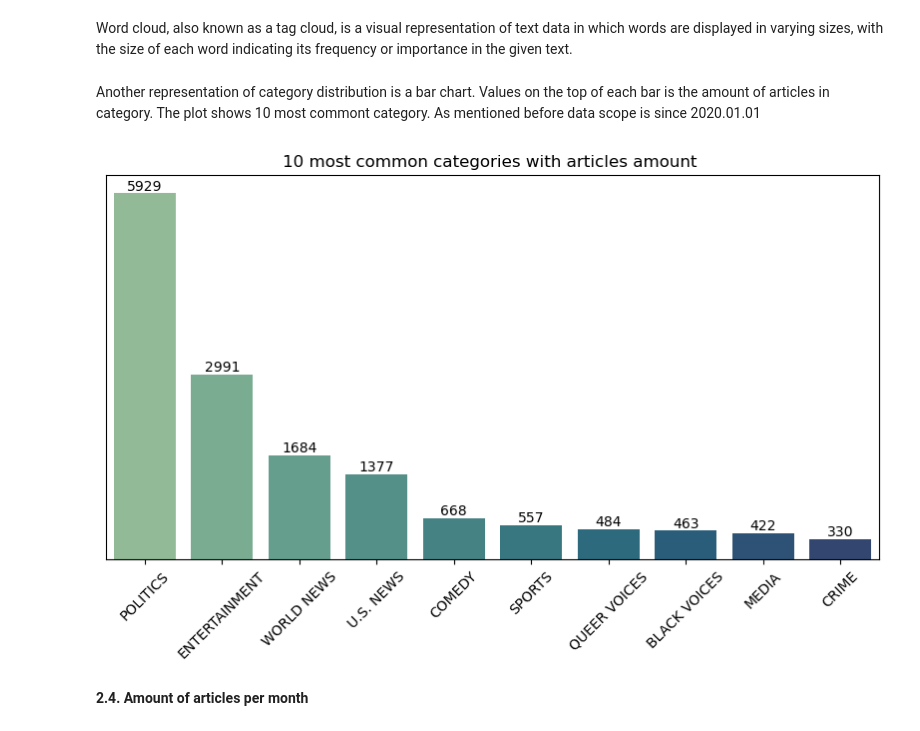
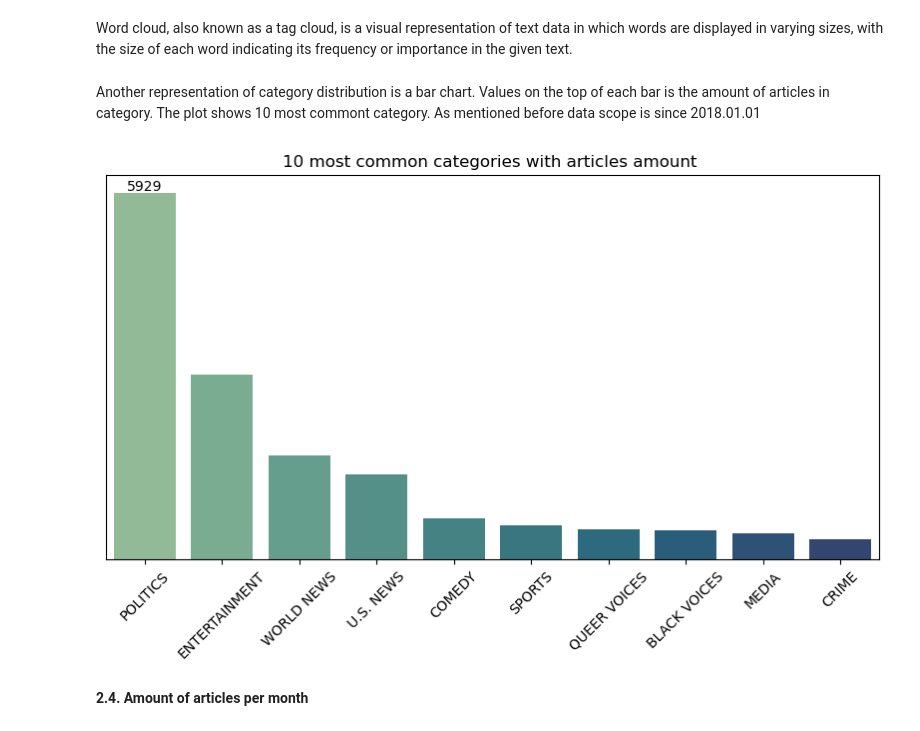
Before and after one commit to arkurpas/Text_similarity_in_news_articles, a Jupyter notebook: news.ipynb, the cells around one changed output. Saved outputs shown, nothing was run; the diff lists cells and outputs as text; code cells hidden in the pictures.

```diff
--- a/news.ipynb
+++ b/news.ipynb
@@ -125,20 +125,20 @@ news_category_df = pd.DataFrame(news_db['category'].value_counts()).reset_index(
 news_category_df.rename(columns={'index': 'category',
                                  'count': 'amount'}, inplace=True)
 # %% [markdown]
-Another representation of category distribution is a bar chart. Values on the top of each bar is the amount of articles in category. The plot shows 10 most commont category. As mentioned before data scope is since 2020.01.01
+Another representation of category distribution is a bar chart. Values on the top of each bar is the amount of articles in category. The plot shows 10 most commont category. As mentioned before data scope is since 2018.01.01
 # %%
 fig, ax = plt.subplots(figsize=(10,5))
 style = sns.color_palette("crest", n_colors=10)
-ax = sns.barplot(x = news_category_df.category[:10], y = news_category_df.amount[:10], palette=style, color='green')
+ax = sns.barplot(x = news_category_df.category[:10], y = news_category_df.amount[:10], hue=news_category_df.category[:10], palette=style)
 ax.bar_label(ax.containers[0], fontsize=10)
 plt.xticks(rotation=45)
 ax.set_yticks([])
 ax.set_ylabel(None)
 ax.set_xlabel(None)
 ax.set_title('10 most common categories with articles amount ')
 plt.show()
 # %% [output]
-[figure, old version]
+[figure, new version]
 # %%
 news_db_per_month_df = pd.DataFrame(news_db.resample('m', on = 'date')['headline'].count()).reset_index()
 dates_label = news_db_per_month_df['date'].dt.strftime("%b'%y").values
```
Also changed, not shown: parts of 22 cells of this notebook.
